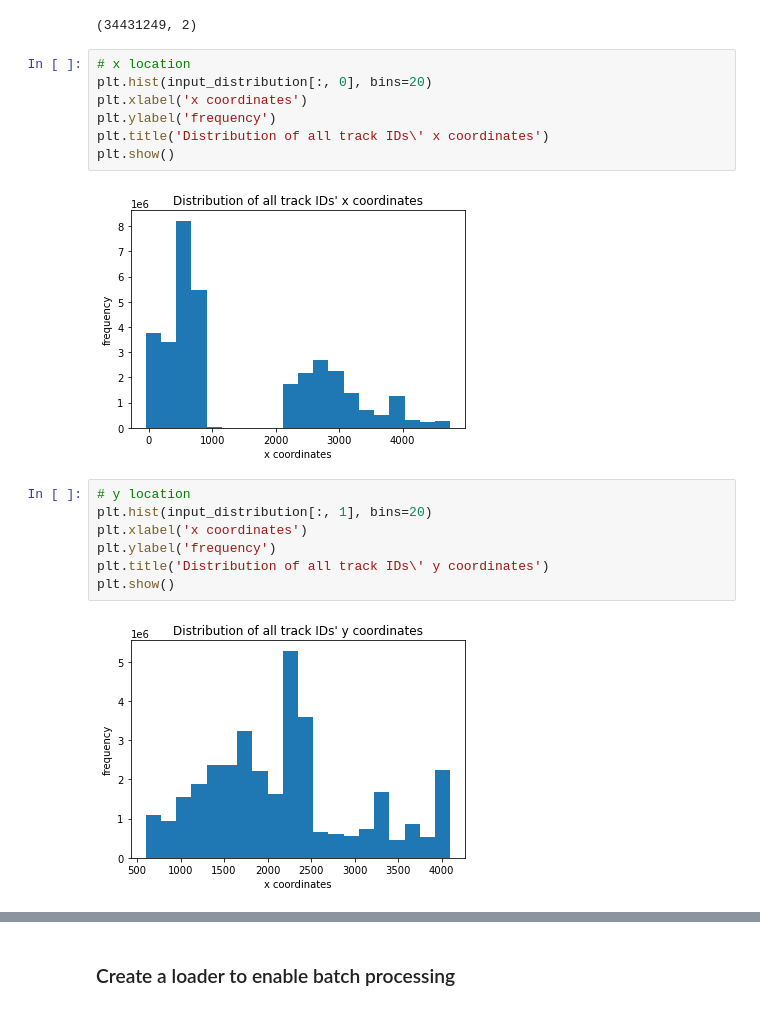
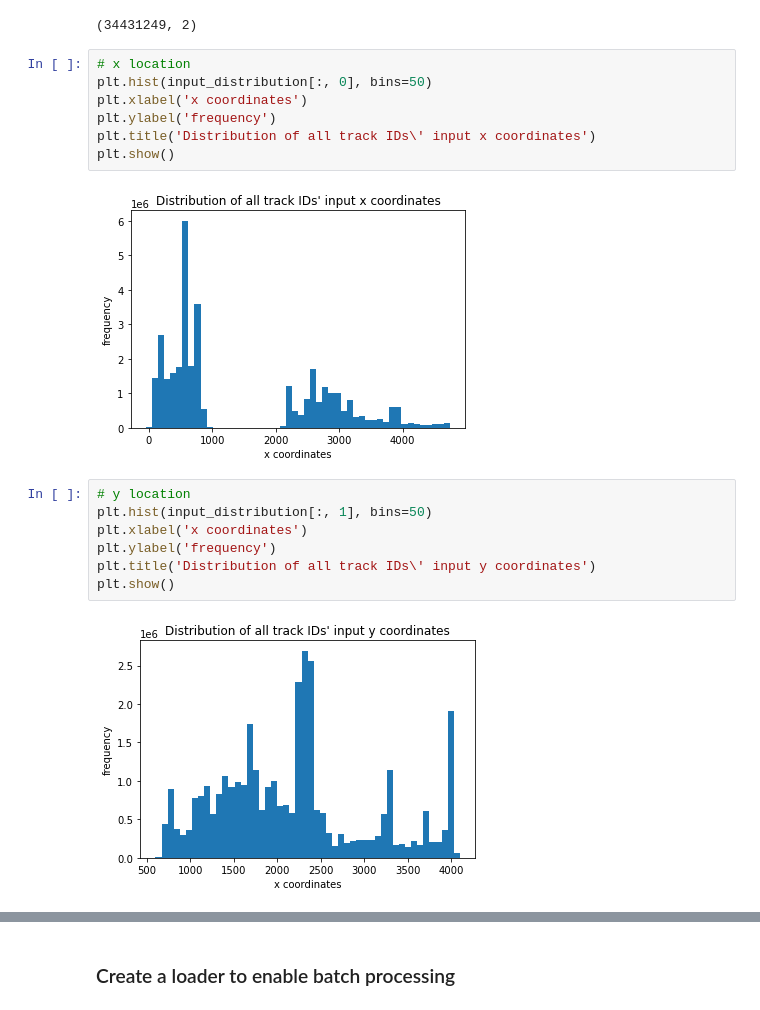
Before and after one commit to j1feng/Autonomous-vehicle-motion-forecasting, a Jupyter notebook: Load_Argoverse_Data_EDA.ipynb, the cells around one changed output, grey strips where cells are left out. Drawn from its saved outputs; the diff is of its cells as text.

```diff
--- a/Load_Argoverse_Data_EDA.ipynb
+++ b/Load_Argoverse_Data_EDA.ipynb
@@ -126,19 +126,19 @@ input_distribution.shape
 (34431249, 2)
 # %%
 # x location
-plt.hist(input_distribution[:, 0], bins=20)
+plt.hist(input_distribution[:, 0], bins=50)
 plt.xlabel('x coordinates')
 plt.ylabel('frequency')
-plt.title('Distribution of all track IDs\' x coordinates')
+plt.title('Distribution of all track IDs\' input x coordinates')
 plt.show()
 # %% [output]
-[figure, old version]
+[figure, new version]
 # %%
 # y location
-plt.hist(input_distribution[:, 1], bins=20)
+plt.hist(input_distribution[:, 1], bins=50)
 plt.xlabel('x coordinates')
 plt.ylabel('frequency')
-plt.title('Distribution of all track IDs\' y coordinates')
+plt.title('Distribution of all track IDs\' input y coordinates')
 plt.show()
 # %% [output]
-[figure, old version]
+[figure, new version]
```
Also changed, not shown: parts of 6 cells of this notebook.
